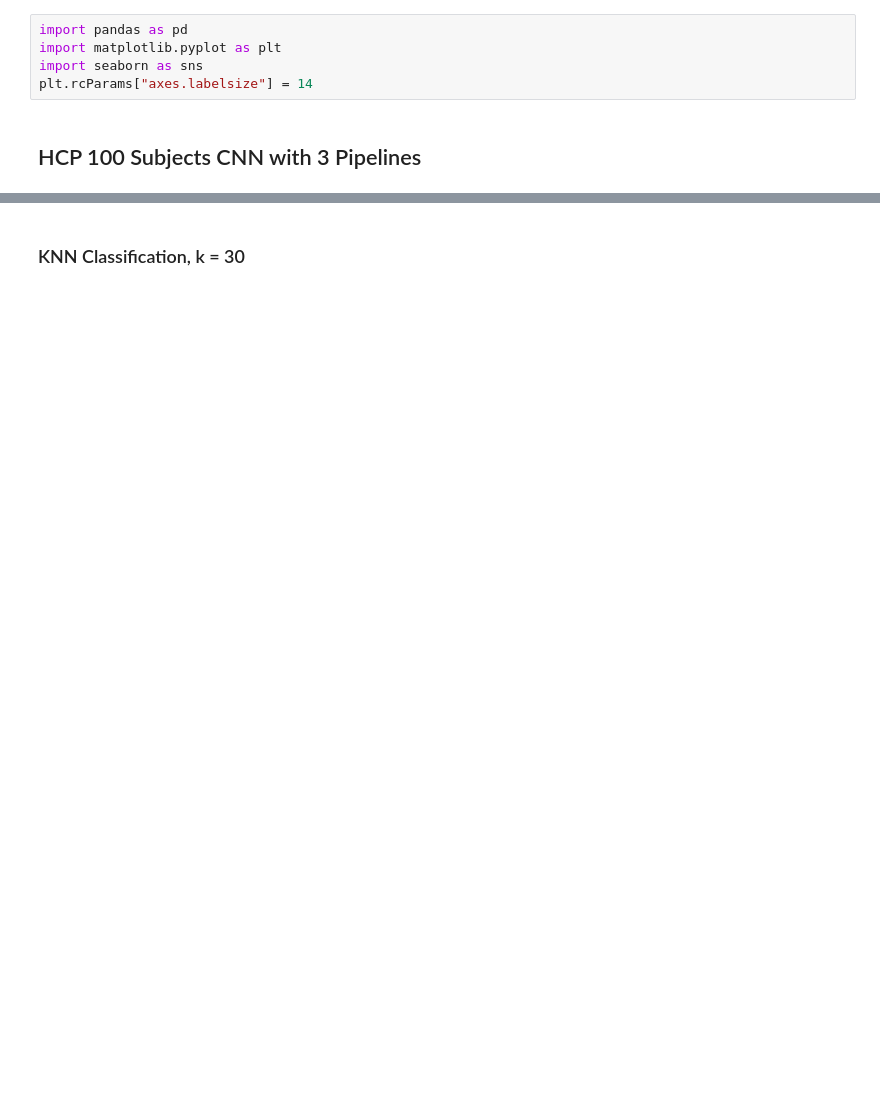
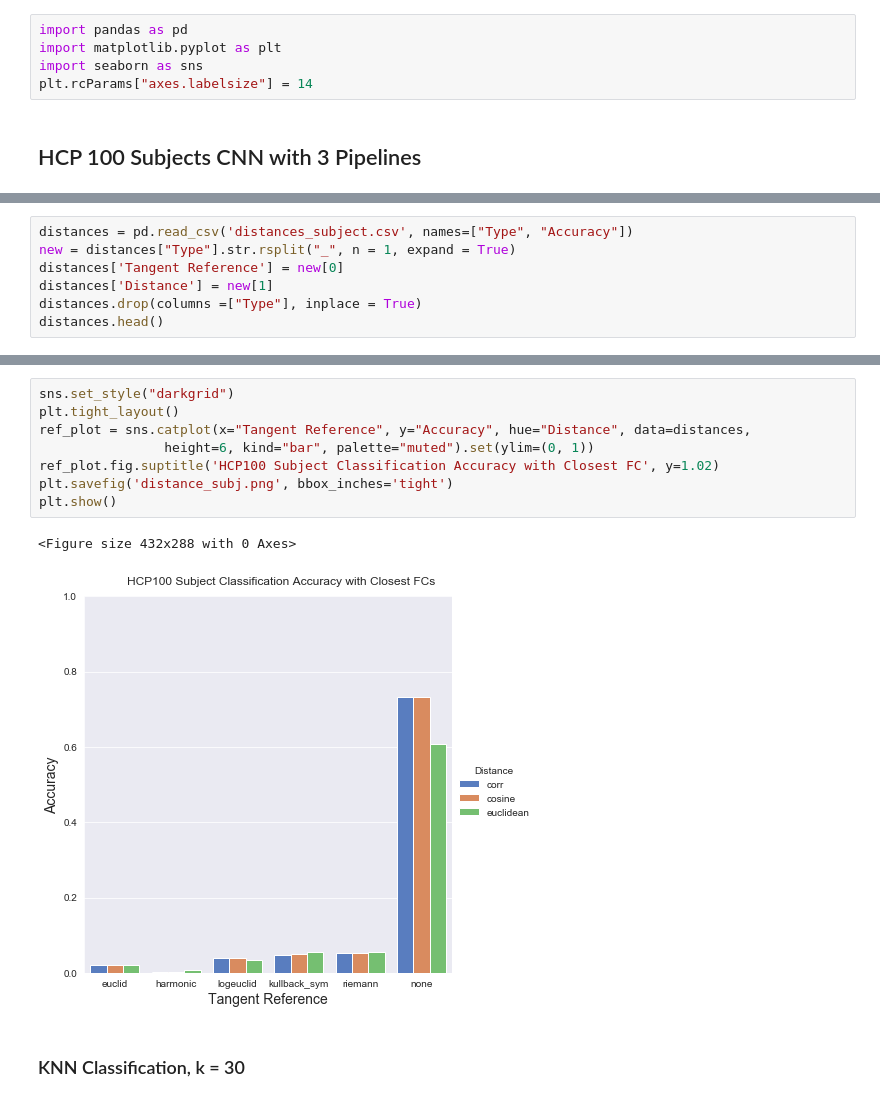
Before and after one commit to mwang29/fmri_learning, a Jupyter notebook: results/Data Visualizations.ipynb, the cells around one changed output, grey strips where cells are left out. Saved outputs shown, nothing was run; the diff lists cells and outputs as text; blank space fills up the shorter version.

```diff
--- a/results/Data Visualizations.ipynb
+++ b/results/Data Visualizations.ipynb
@@ -48,0 +51,7 @@ plt.show()
+# %%
+distances = pd.read_csv('distances_subject.csv', names=["Type", "Accuracy"])
+new = distances["Type"].str.rsplit("_", n = 1, expand = True)
+distances['Tangent Reference'] = new[0]
+distances['Distance'] = new[1]
+distances.drop(columns =["Type"], inplace = True)
+distances.head()
@@ -49,3 +65,14 @@ plt.show()
+# %%
+sns.set_style("darkgrid")
+plt.tight_layout()
+ref_plot = sns.catplot(x="Tangent Reference", y="Accuracy", hue="Distance", data=distances,
+                height=6, kind="bar", palette="muted").set(ylim=(0, 1))
+ref_plot.fig.suptitle('HCP100 Subject Classification Accuracy with Closest FC', y=1.02)
+plt.savefig('distance_subj.png', bbox_inches='tight')
+plt.show()
+# %% [output]
+<Figure size 432x288 with 0 Axes>
+[figure, added]
 # %% [markdown]
 ### KNN Classification, k = 30
 # %%
```
Also changed, not shown: parts of 11 cells of this notebook, 13 other files.
